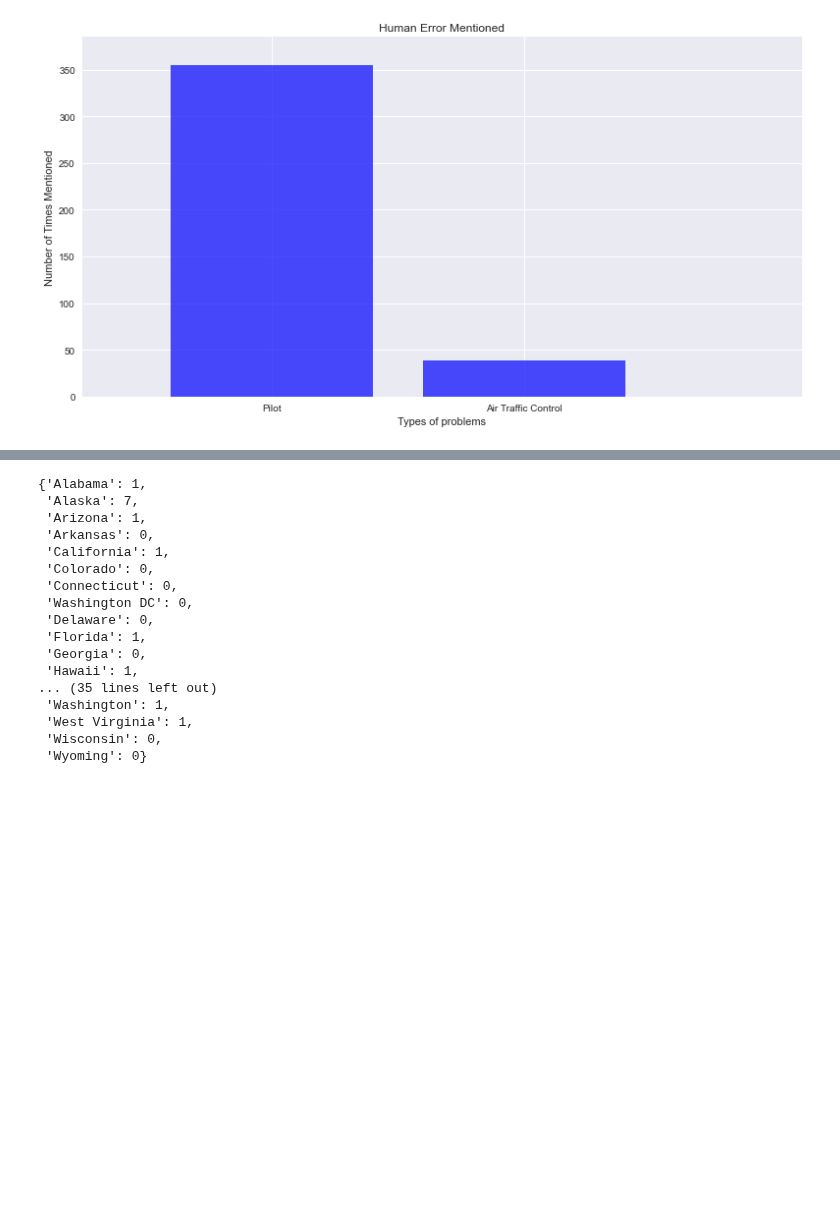
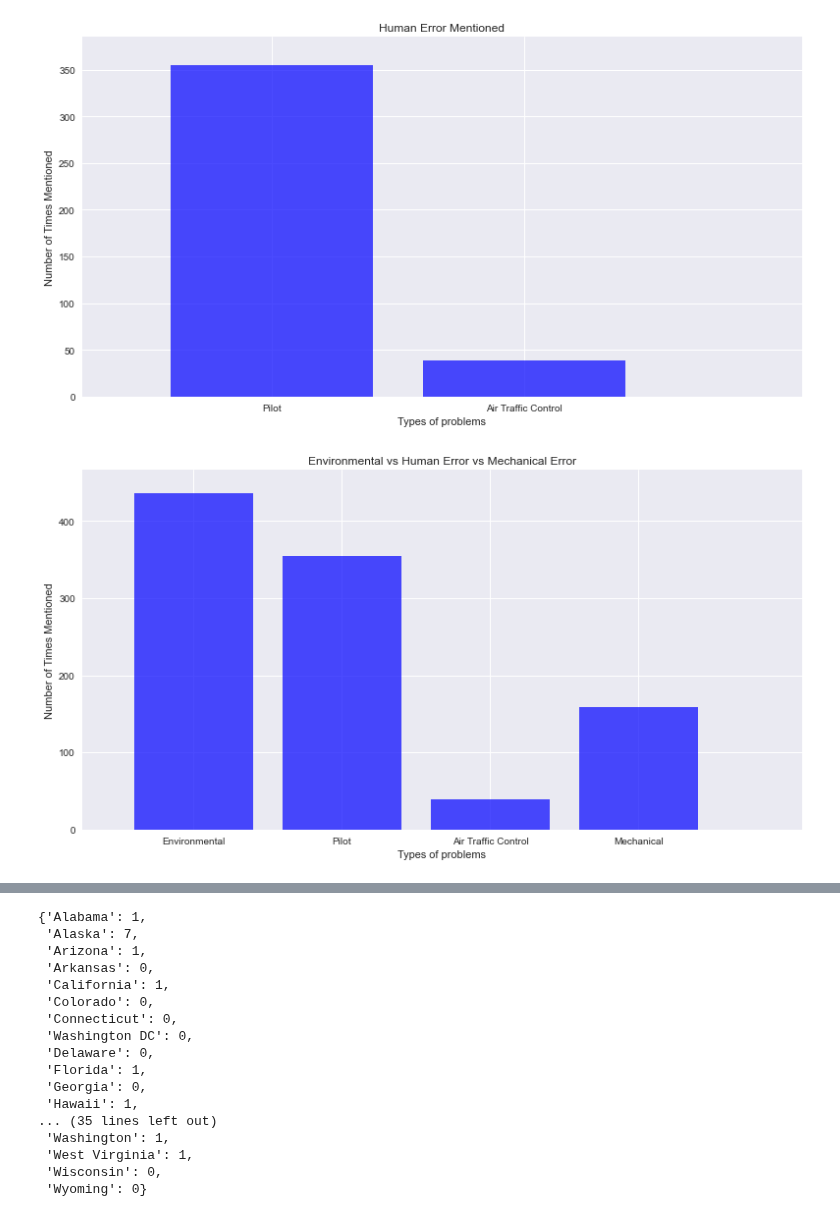
Before and after one commit to MZt92-ui/Project-1-Group-3, a Jupyter notebook: plane crash.ipynb, the cells around one changed output, grey strips where cells are left out. Drawn from its saved outputs; the diff is of its cells as text; code cells hidden in the pictures; blank space fills up the shorter version.

```diff
--- a/plane crash.ipynb
+++ b/plane crash.ipynb
@@ -594,6 +641,37 @@ plt.xticks(rotation=0, horizontalalignment="center")
 plt.savefig("Human_Error.png")
 # %% [output]
 [figure]
+# %%
+#bar charts
+# mech_issue = ["wing", "stalled", "rudder", "aircraft suddenly"]
+# mech_data = [97,47,9,5]
+# human_issue = ["Pilot", "Air Traffic Control"]
+# human_data = [355, 39]
+# due_to_weath = ["poor weather","weather", "fog", "ice", "wind"]
+# weather_data = [58,141,74,98,65]
+
+
+all = ["Environmental","Pilot", "Air Traffic Control","Mechanical"]
+all_data = [436,355,39,159]
+
+x_axis = np.arange(len(all_data))
+
+tick_locations = [value for value in x_axis]
+plt.xticks(tick_locations, all, rotation=0)
+# Set the limits of the x axis
+plt.xlim(-0.75, len(x_axis -10)+0.1)
+plt.ylim(0, max(all_data)+30)
+# Create a bar chart based upon the above data
+plt.bar(x_axis,all_data, color="b", align='center',  alpha=0.7)
+
+# Give the chart a title, x label, and y label
+plt.title("Environmental vs Human Error vs Mechanical Error")
+plt.xlabel("Types of problems")
+plt.ylabel("Number of Times Mentioned")
+plt.xticks(rotation=0, horizontalalignment="center")
+plt.savefig("all_data.png")
+# %% [output]
+[figure, added]
 # %%
 len(non_military)
 non_military
```
Also changed, not shown: parts of 13 cells of this notebook, 8 other files.
